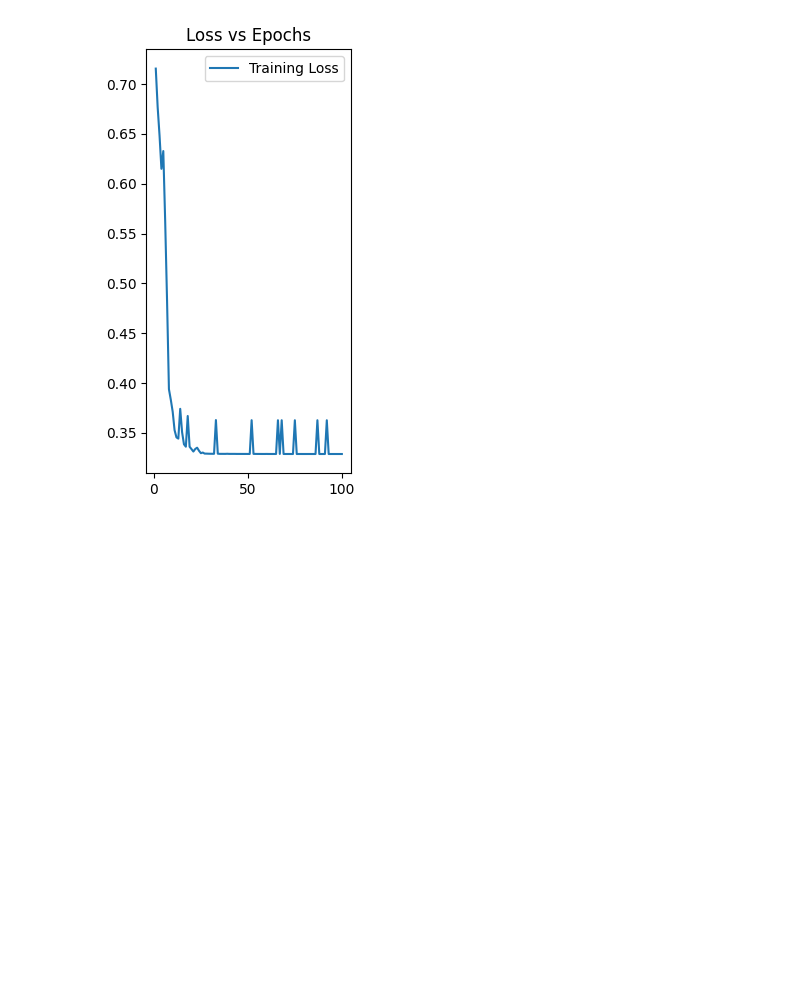
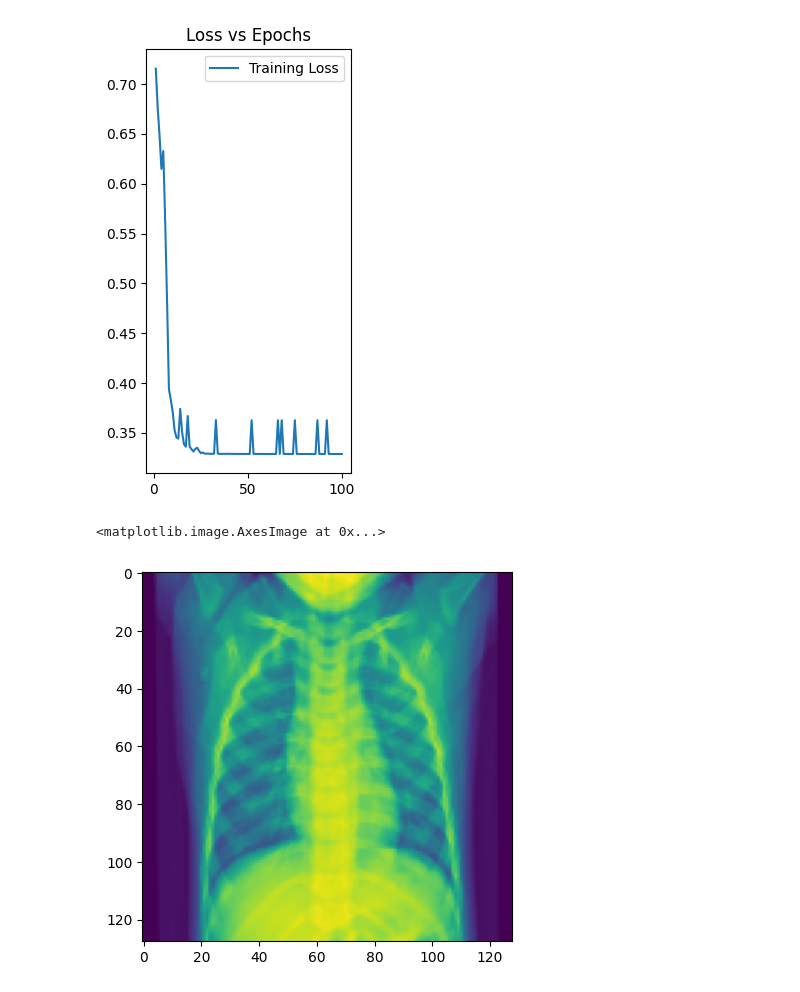
Before and after one commit to HP3-16/torch-learning, a Jupyter notebook: Projects/COVID-XRAY/main.ipynb, the cells around one changed output. Drawn from its saved outputs; the diff is of its cells as text; code cells hidden in the pictures; blank space fills up the shorter version.

```diff
--- a/Projects/COVID-XRAY/main.ipynb
+++ b/Projects/COVID-XRAY/main.ipynb
@@ -178,3 +178,9 @@ plt.legend()
 plt.show()
 # %% [output]
 [figure]
+# %%
+it = iter(test_dataset)
+plt.imshow(next(it)[0].squeeze())
+# %% [output]
+<matplotlib.image.AxesImage at 0x...>
+[figure, added]
```
Also changed, not shown: parts of 2 cells of this notebook.
